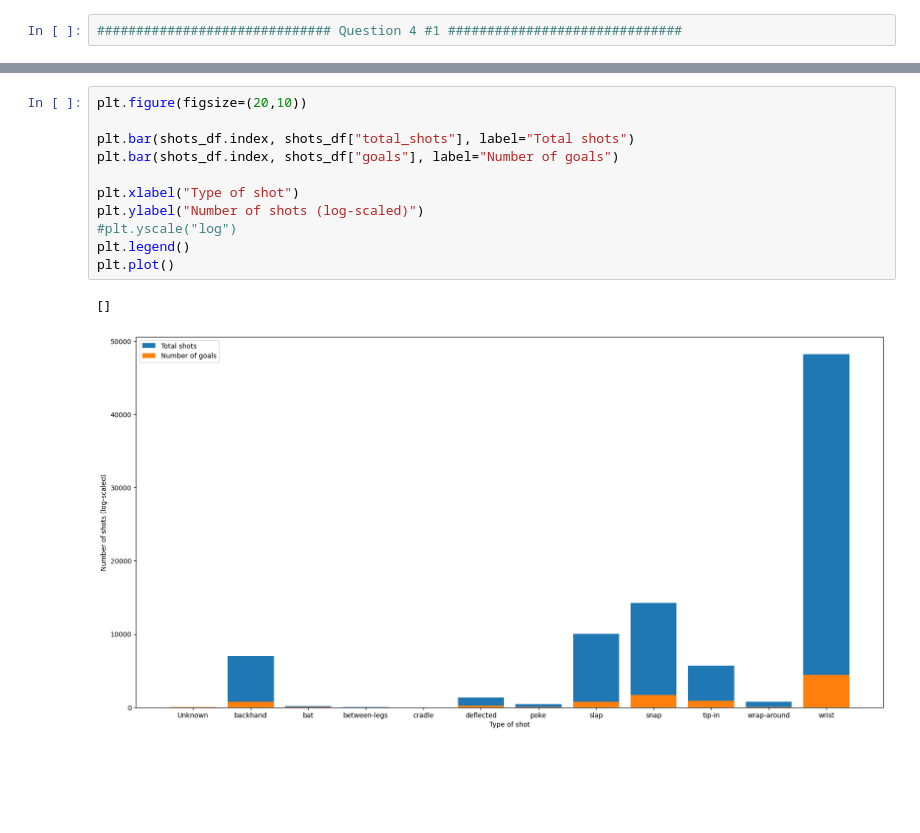
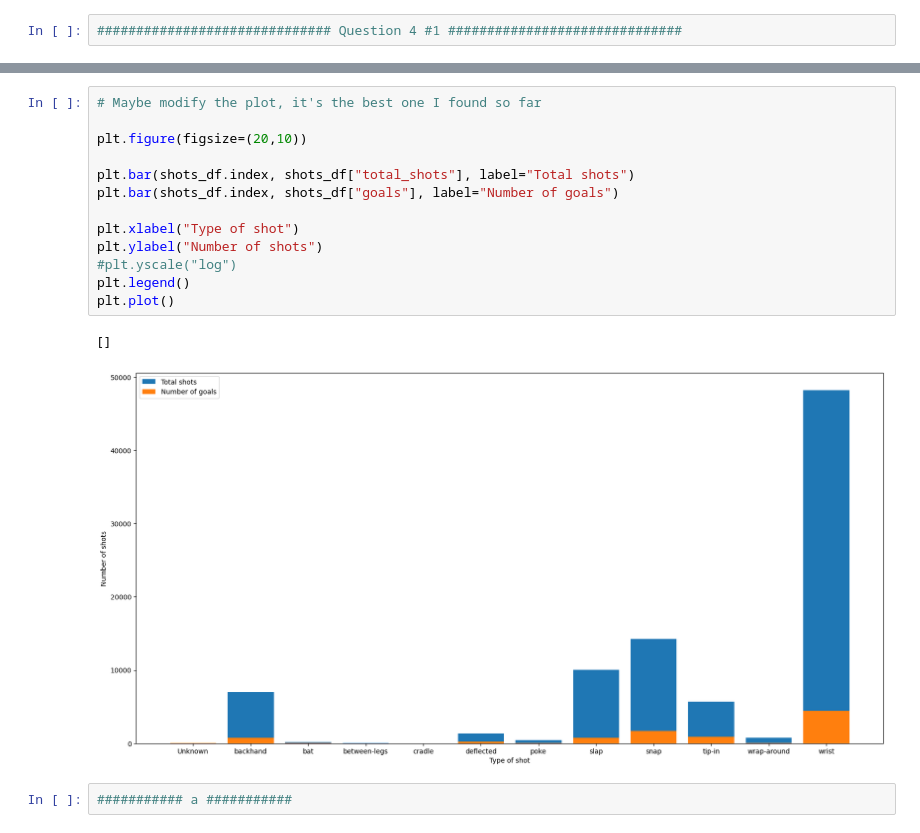
Before and after one commit to SlimeOverlord/nhl-data-analysis, a Jupyter notebook: ift6758/visualizations/simple_visualizations.ipynb, the cells around one changed output, grey strips where cells are left out. Drawn from its saved outputs; the diff is of its cells as text; blank space fills up the shorter version.

Commit message:
simple visualizations almost done and coordinate standardization now working

```diff
--- a/ift6758/visualizations/simple_visualizations.ipynb
+++ b/ift6758/visualizations/simple_visualizations.ipynb
@@ -47,16 +49,20 @@ tip-in               5726    908
 wrap-around           778     61
 wrist               48198   4451
 # %%
+# Maybe modify the plot, it's the best one I found so far
+
 plt.figure(figsize=(20,10))
 
 plt.bar(shots_df.index, shots_df["total_shots"], label="Total shots")
 plt.bar(shots_df.index, shots_df["goals"], label="Number of goals")
 
 plt.xlabel("Type of shot")
-plt.ylabel("Number of shots (log-scaled)")
+plt.ylabel("Number of shots")
 #plt.yscale("log")
 plt.legend()
 plt.plot()
 # %% [output]
 []
-[figure, old version]
+[figure, new version]
+# %%
+########### a ###########
```
Also changed, not shown: parts of 5 cells of this notebook, 2 other files.
